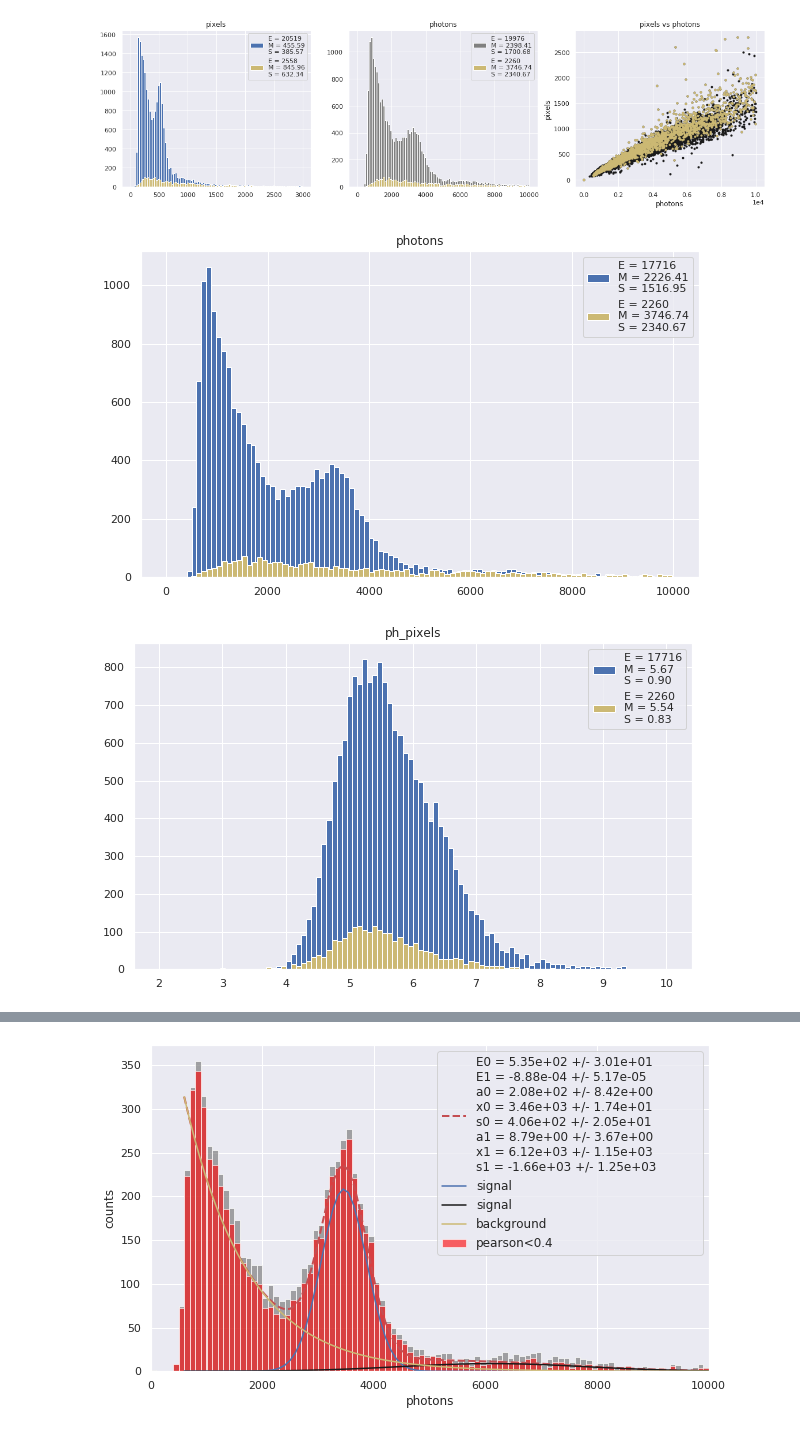
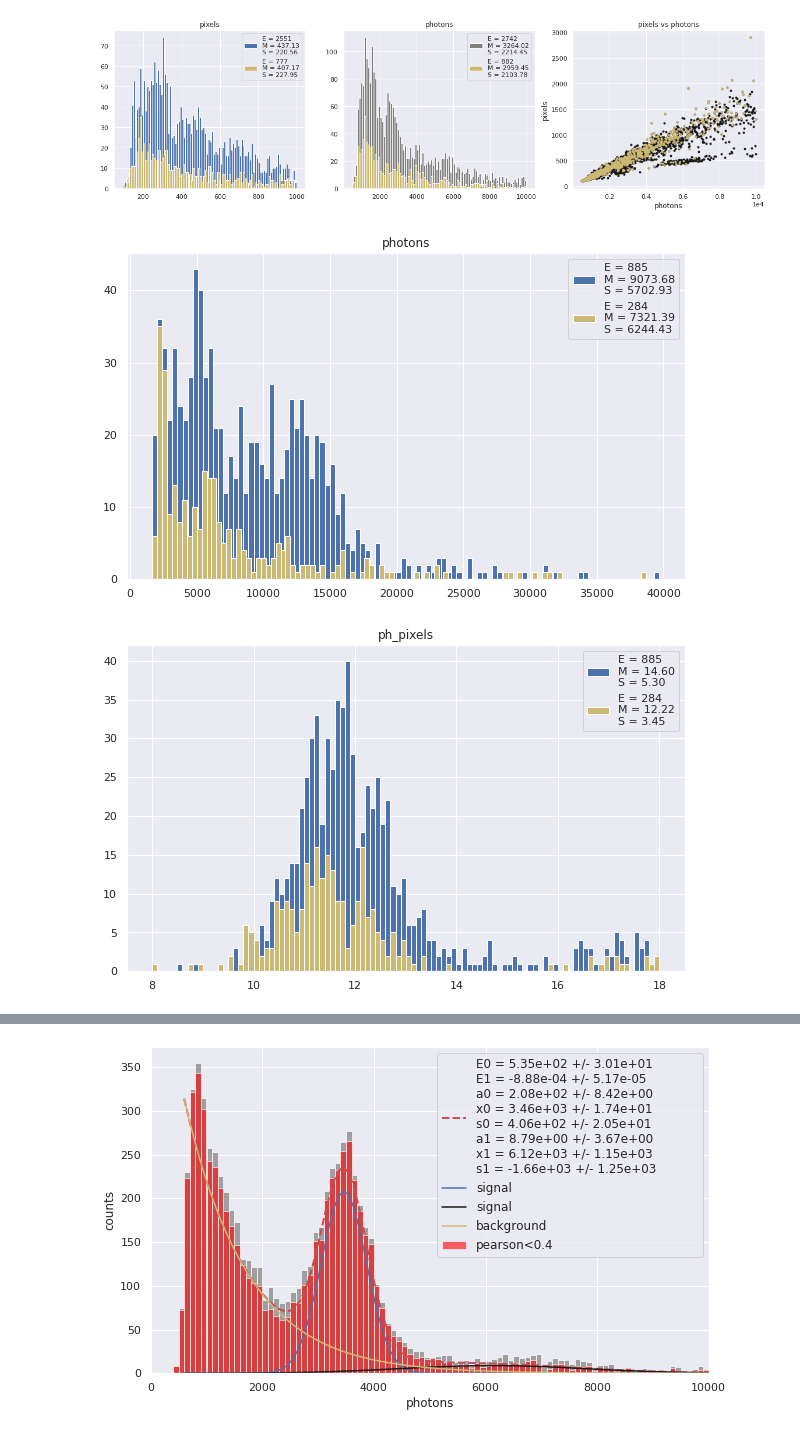
Before and after one commit to gmazzitelli/cygno_cloud, a Jupyter notebook: AnalisiCluster.ipynb, the cells around one changed output, grey strips where cells are left out. Saved outputs shown, nothing was run; the diff lists cells and outputs as text; code cells hidden in the pictures.

```diff
--- a/AnalisiCluster.ipynb
+++ b/AnalisiCluster.ipynb
@@ -18,6 +17,7 @@ file_out=mybasepath+"out/dbscan_run4039_cmin_0_cmax_500_rescale_2304_nsigma_1.5_
 #file_out=mybasepath+"out/dbscan_run4046_cmin_0_cmax_500_rescale_2304_nsigma_1.5_ev_200_ped_4038.plk.gz"
 #file_out=mybasepath+"out/dbscan_run4160_cmin_0_cmax_500_rescale_2304_nsigma_1.5_ev_200_ped_4183.plk.gz"
 file_out=mybasepath+"out/dbscan_run4045_cmin_0_cmax_500_rescale_2304_nsigma_1.5_ev_200_ped_4038_vF0.plk.gz"
+file_out="./dbscan_run10919_cmin_0_cmax_500_rescale_576_nsigma_1.5_ped_10918.plk.gz"
 df = pd.read_pickle(file_out, compression='gzip')
 
 # range
@@ -27,4 +27,4 @@ df = pd.read_pickle(file_out, compression='gzip')
 df['length'] = np.sqrt((df['x0end'] - df['x0start'])**2 + (df['y0end'] - df['y0start'])**2)
 df['x0c'] = (df['x0end'] + df['x0start'])/2.
 df['y0c'] = (df['y0end'] + df['y0start'])/2.
-df = df[(df['cluster_lable'] > -1) & (df['width'] > 0) & (df['height'] > 0)]
+df = df[(df['cluster_lable'] > -1) & (df['width'] > 0) & (df['height'] > 0) & (df['photons'] > 0)]
@@ -86,7 +62,7 @@ plt.show()
 # %%
 # cuts
 phmax  = 10000
-pmax   = 3000
+pmax   = 1000
 pFeMax = 0.4
 bins   = 100
 
@@ -109,7 +85,7 @@ ax[2].ticklabel_format(axis="x", style="sci", scilimits=(0,0))
 #ax[1].set_yscale('log')
 plt.show()
 # %% [output]
-[figure, old version]
+[figure, new version]
 # %%
 #
 # Visualizziamo i fotoni
@@ -123,15 +99,15 @@ pd_his_plot(df.photons[(df.photons<=phmax) & (abs(df.pearson)>pFeMax)], ax=ax, b
 #ax.set_yscale('log')
 plt.show()
 # %% [output]
-[figure, old version]
+[figure, new version]
 # %%
 fig, ax = plt.subplots(figsize=(10,6))
-pd_his_plot(df.ph_pixels[(df.photons<=phmax) & (abs(df.pearson)<pFeMax)], ax=ax, bins=bins, range=(2,10))
-pd_his_plot(df.ph_pixels[(df.photons<=phmax) & (abs(df.pearson)>pFeMax)], ax=ax, bins=bins, color="y", range=(2,10))
+pd_his_plot(df.ph_pixels[(df.photons<=phmax) & (abs(df.pearson)<pFeMax)], ax=ax, bins=bins, range=(8,18))
+pd_his_plot(df.ph_pixels[(df.photons<=phmax) & (abs(df.pearson)>pFeMax)], ax=ax, bins=bins, color="y", range=(8,18))
 
 #ax.set_yscale('log')
 plt.show()
 # %% [output]
-[figure, old version]
+[figure, new version]
 # %%
 fig, ax = plt.subplots(figsize=(10,6))
```
Also changed, not shown: parts of 8 cells of this notebook.
